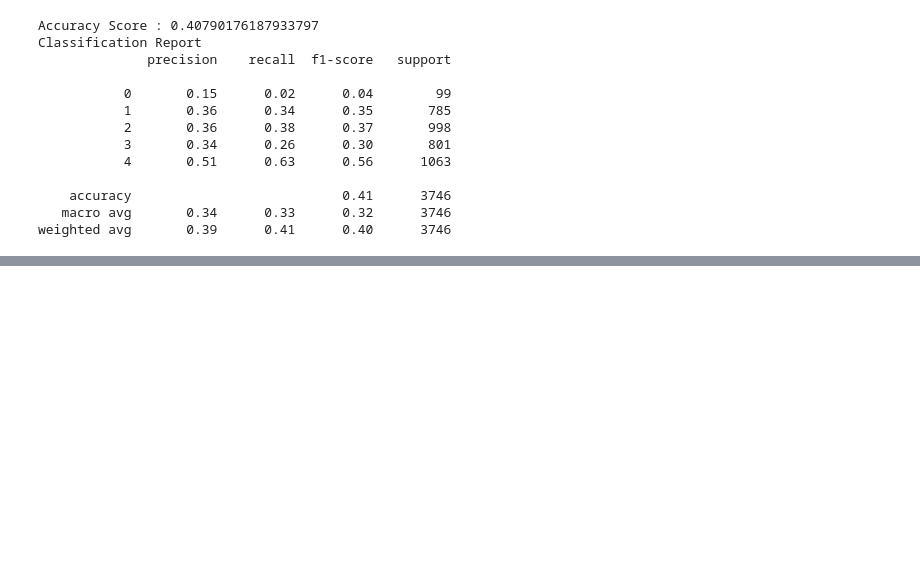
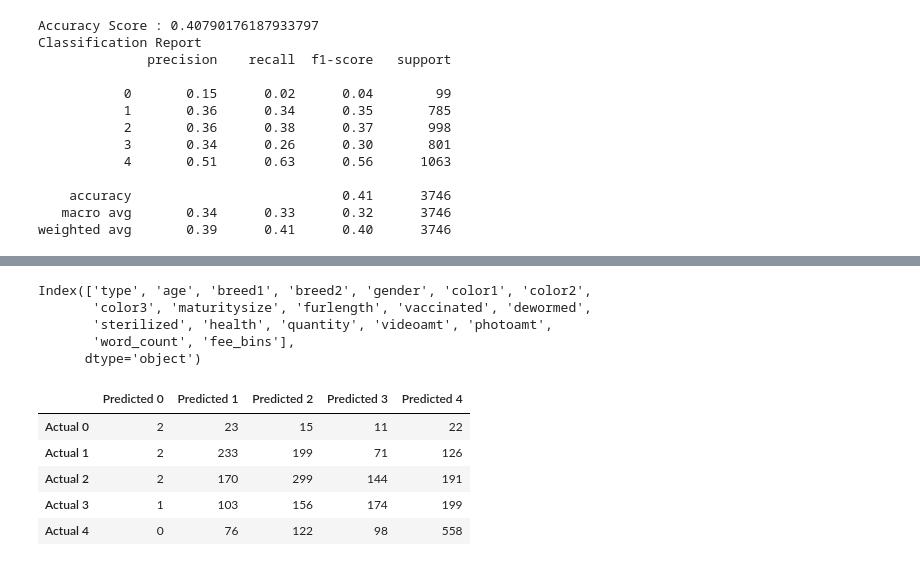
Before and after one commit to trosie3/UofODataViz_Final_Project, a Jupyter notebook: MLmodel.ipynb, the cells around one changed output, grey strips where cells are left out. Drawn from its saved outputs; the diff is of its cells as text; code cells hidden in the pictures; blank space fills up the shorter version.

Commit message:
updated rf models with an 80/20 split

```diff
--- a/MLmodel.ipynb
+++ b/MLmodel.ipynb
@@ -958,0 +963,49 @@ Try changing from train 75 / test 25 to train 80 /test 20 - RF, then maybe time
+# %%
+# model 1 from above but change testing size and use first dataframe since more accurate
+# Create our features
+X7 = pet_df.drop(["adoptionspeed", "wordbins"], axis=1)
+# %%
+X7.columns
+# %% [output]
+Index(['type', 'age', 'breed1', 'breed2', 'gender', 'color1', 'color2',
+       'color3', 'maturitysize', 'furlength', 'vaccinated', 'dewormed',
+       'sterilized', 'health', 'quantity', 'videoamt', 'photoamt',
+       'word_count', 'fee_bins'],
+      dtype='object')
+# %%
+#split the data
+X_train7, X_test7, y_train7, y_test7 = train_test_split(X7, y, random_state=1, test_size=0.2)
+
+# Fitting the Standard Scaler with the training data.
+X_scaler7 = scaler.fit(X_train7)
+
+# Scaling the data.
+X_train_scaled7 = X_scaler7.transform(X_train7)
+X_test_scaled7 = X_scaler7.transform(X_test7)
+# %%
+# Create a random forest classifier.
+rf_model7 = RandomForestClassifier(n_estimators=128, random_state=1)
+
+# Fitting the model
+rf_model7 = rf_model7.fit(X_train_scaled7, y_train7)
+# %%
+# Making predictions using the testing data.
+predictions7 = rf_model7.predict(X_test_scaled7)
+# %%
+# Calculating the accuracy score.
+acc_score7 = accuracy_score(y_test7, predictions7)
+
+# Calculating the confusion matrix.
+cm7 = confusion_matrix(y_test7, predictions7)
+
+# Create a DataFrame from the confusion matrix.
+cm_df7 = pd.DataFrame(cm7, index=["Actual 0", "Actual 1", "Actual 2","Actual 3", "Actual 4"], columns=["Predicted 0", "Predicted 1","Predicted 2","Predicted 3","Predicted 4"])
+
+cm_df7
+# %% [output]
+|  | Predicted 0 | Predicted 1 | Predicted 2 | Predicted 3 | Predicted 4 |
+| Actual 0 | 2 | 23 | 15 | 11 | 22 |
+| Actual 1 | 2 | 233 | 199 | 71 | 126 |
+| Actual 2 | 2 | 170 | 299 | 144 | 191 |
+| Actual 3 | 1 | 103 | 156 | 174 | 199 |
+| Actual 4 | 0 | 76 | 122 | 98 | 558 |
```
Also changed, not shown: parts of 16 cells of this notebook.
